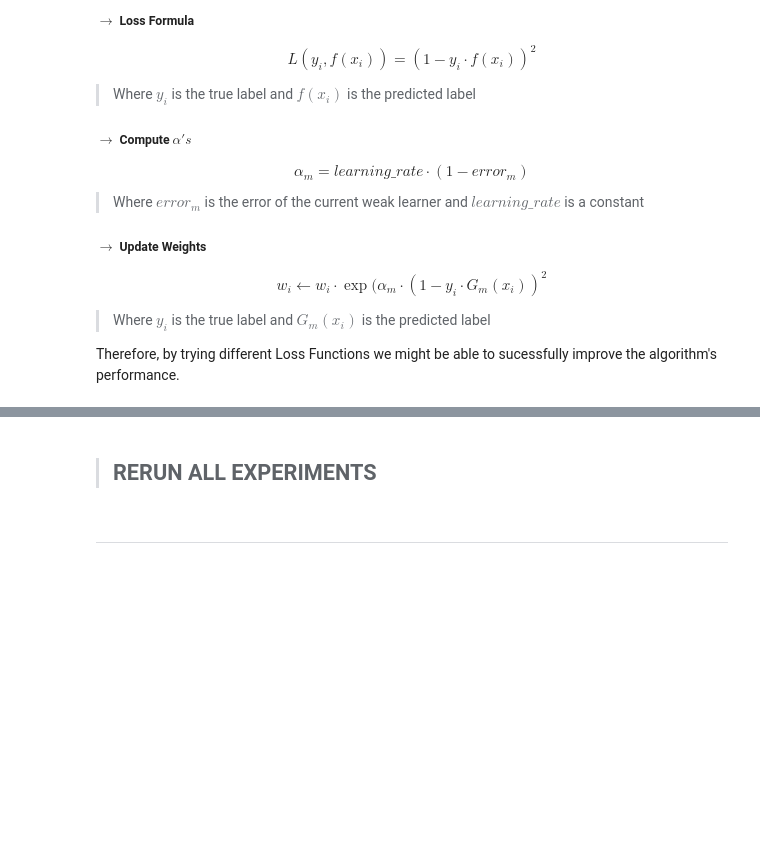
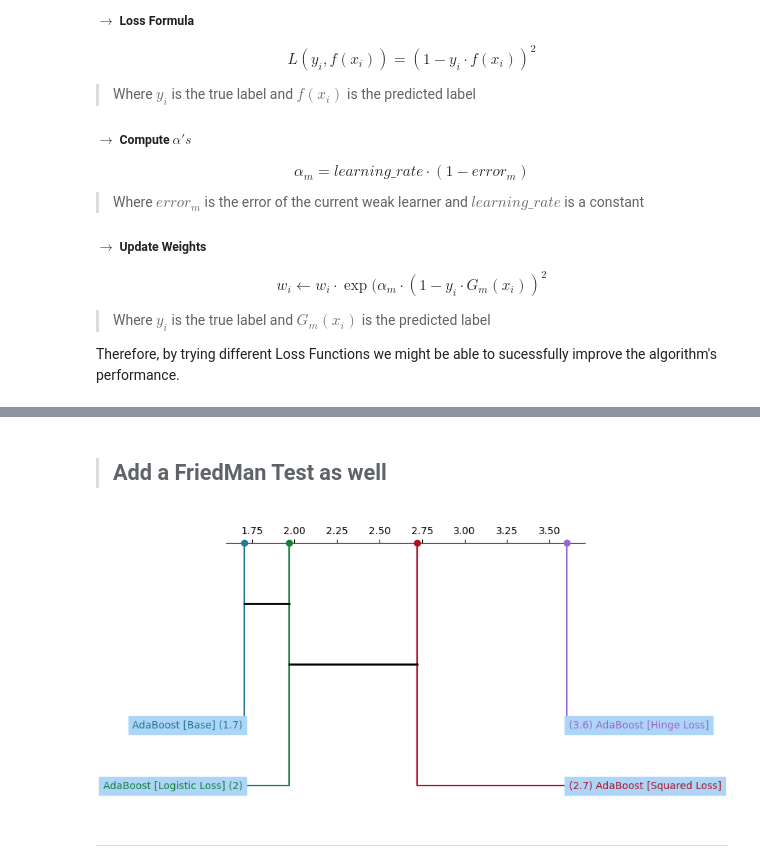
Before and after one commit to EstevesX10/ML1-AdaBoost-Analysis-Optimization, a Jupyter notebook: AdaBoost/AdaBoost.ipynb, the cells around one changed output, grey strips where cells are left out. Saved outputs shown, nothing was run; the diff lists cells and outputs as text; code cells hidden in the pictures; blank space fills up the shorter version.

Commit message:
Added a critical region diagram into the loss functions section

```diff
--- a/AdaBoost/AdaBoost.ipynb
+++ b/AdaBoost/AdaBoost.ipynb
@@ -529,8 +529,15 @@ Loss_Functions_Modifications_Results
 | 31 | numerai28.6 | 0.521688 | 0.521356 | 0.521304 | 0.522706 |
 | 32 | Internet-Advertisements | 0.949985 | 0.934737 | 0.909118 | 0.908204 |
 | 33 | churn | 0.881400 | 0.871400 | 0.859600 | 0.864200 |
-# %% [markdown]
-> ## RERUN ALL EXPERIMENTS
+# %% [markdown]
+> ## Add a FriedMan Test as well
+# %%
+# Plotting tbe Critical Difference Diagram
+loss_functions_modifications_matrix = Loss_Functions_Modifications_Results.drop(['Dataset'], axis=1)
+colors = {'AdaBoost [Base]':'#1F7799', 'AdaBoost [Logistic Loss]':'#168039', 'AdaBoost [Hinge Loss]':'#9966cc', 'AdaBoost [Squared Loss]':'#AF1021'}
+Plot_Critial_Difference_Diagram(loss_functions_modifications_matrix, colors)
+# %% [output]
+[figure, added]
 # %% [markdown]
 ---
 # %%
```
Also changed, not shown: parts of 3 cells of this notebook.
